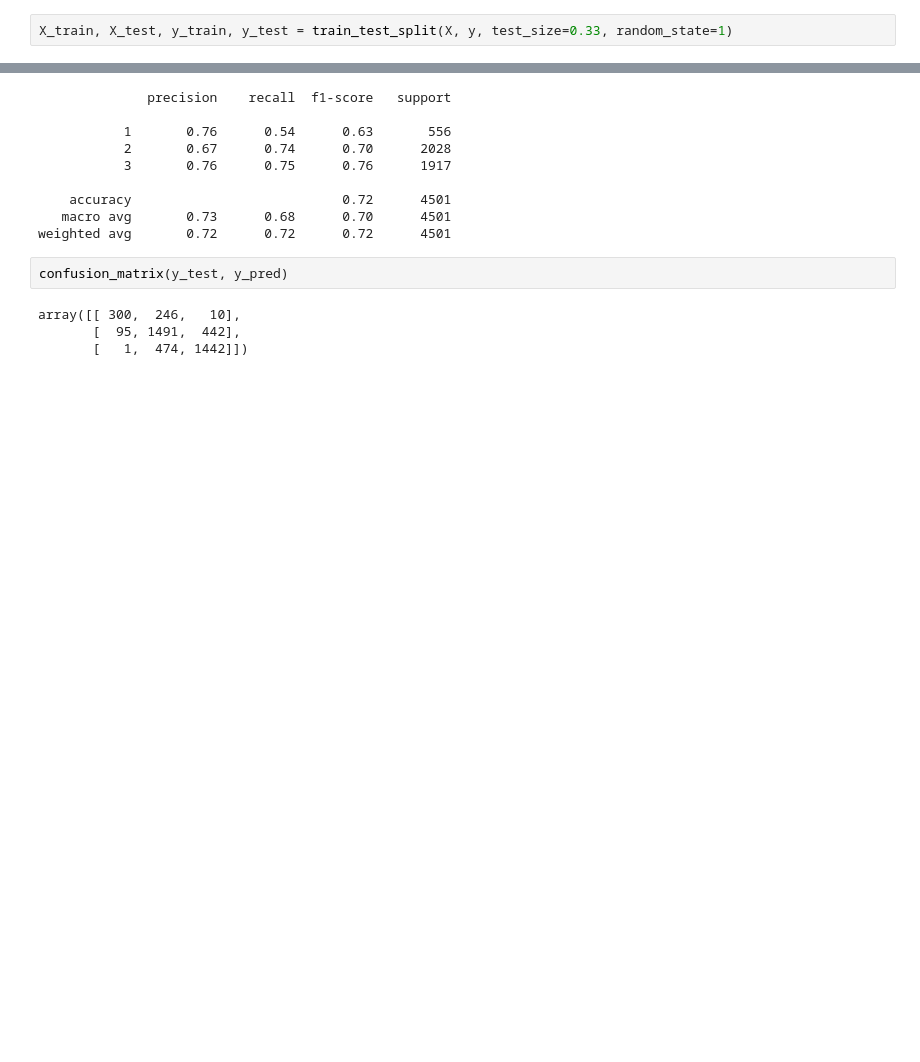
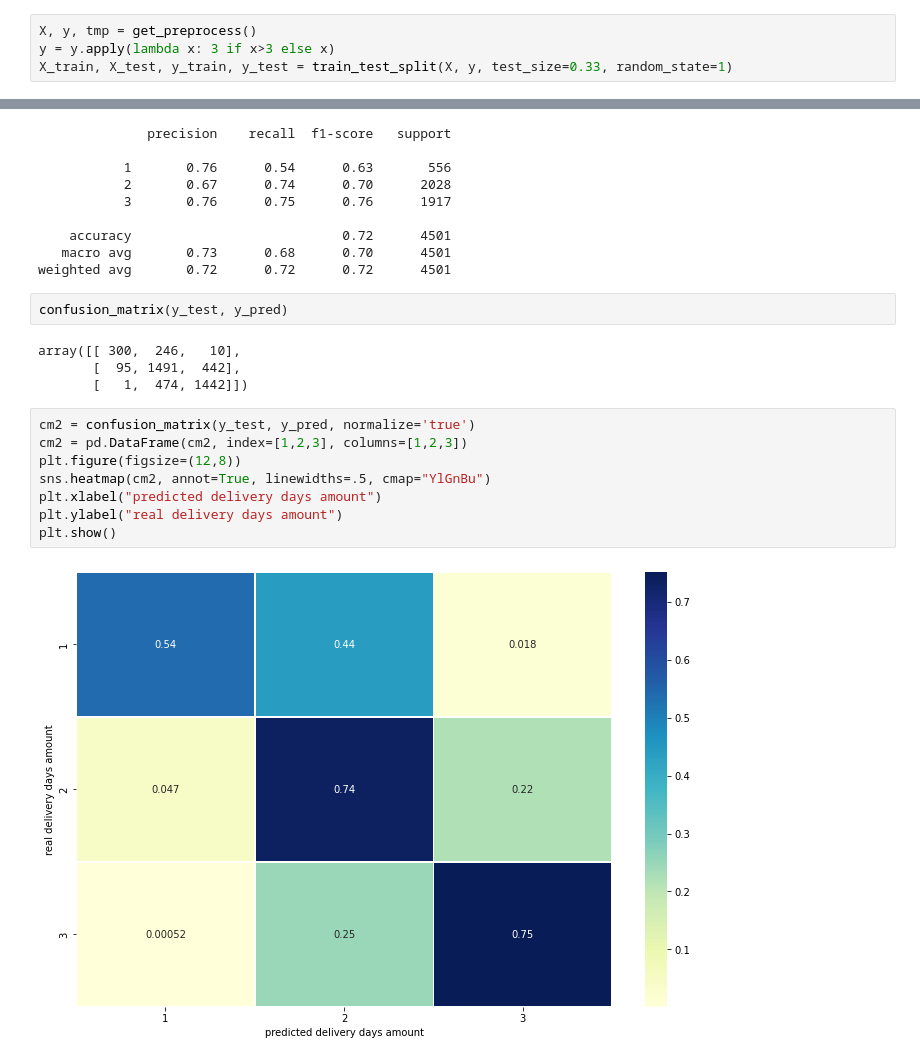
Before and after one commit to pszachew/Delivery-Prediction, a Jupyter notebook: DataPreprocessing_3classes.ipynb, the cells around one changed output, grey strips where cells are left out. Saved outputs shown, nothing was run; the diff lists cells and outputs as text; blank space fills up the shorter version.

```diff
--- a/DataPreprocessing_3classes.ipynb
+++ b/DataPreprocessing_3classes.ipynb
@@ -160,6 +161,8 @@ weighted avg       0.60      0.60      0.60      4501
 # %%
 from sklearn.neural_network import MLPClassifier
 # %%
+X, y, tmp = get_preprocess()
+y = y.apply(lambda x: 3 if x>3 else x)
 X_train, X_test, y_train, y_test = train_test_split(X, y, test_size=0.33, random_state=1)
 # %%
 MLPclass = MLPClassifier(hidden_layer_sizes=(16,16), random_state=8, activation='relu')
@@ -183,3 +186,13 @@ confusion_matrix(y_test, y_pred)
 array([[ 300,  246,   10],
        [  95, 1491,  442],
        [   1,  474, 1442]])
+# %%
+cm2 = confusion_matrix(y_test, y_pred, normalize='true')
+cm2 = pd.DataFrame(cm2, index=[1,2,3], columns=[1,2,3])
+plt.figure(figsize=(12,8))
+sns.heatmap(cm2, annot=True, linewidths=.5, cmap="YlGnBu")
+plt.xlabel("predicted delivery days amount")
+plt.ylabel("real delivery days amount")
+plt.show()
+# %% [output]
+[figure, added]
```
Also changed, not shown: parts of 28 cells of this notebook.
